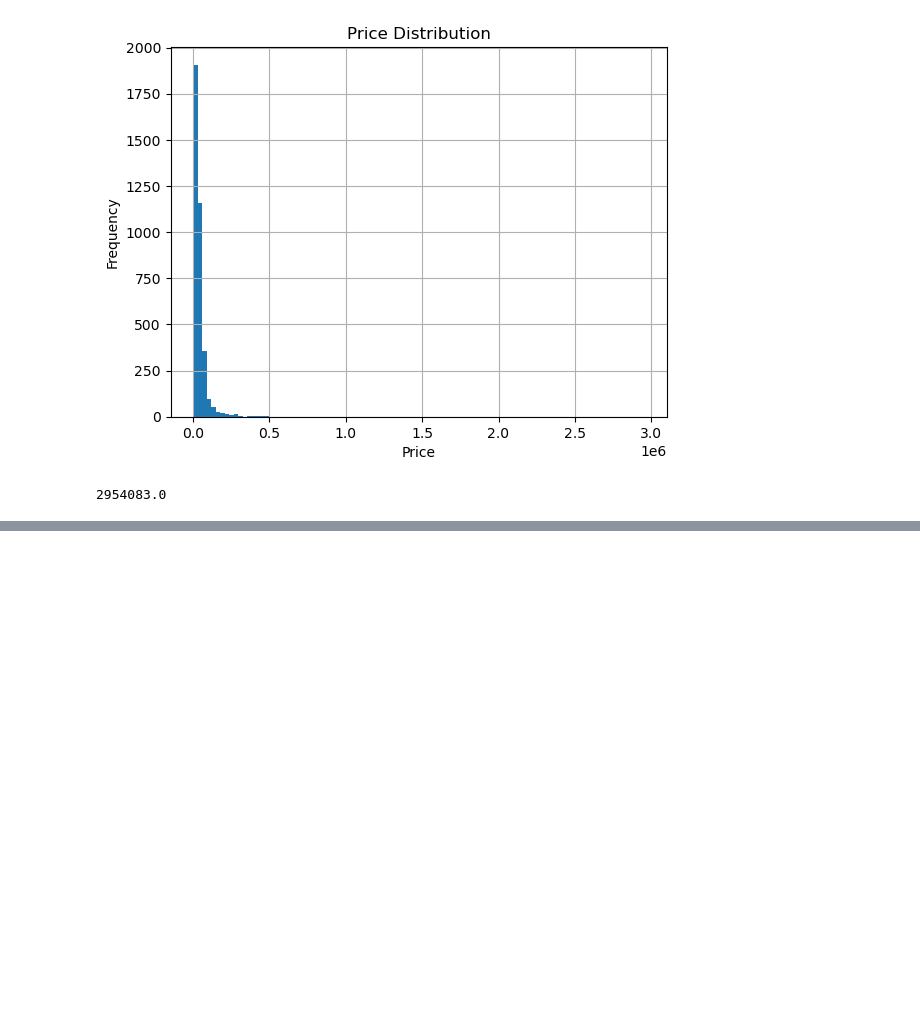
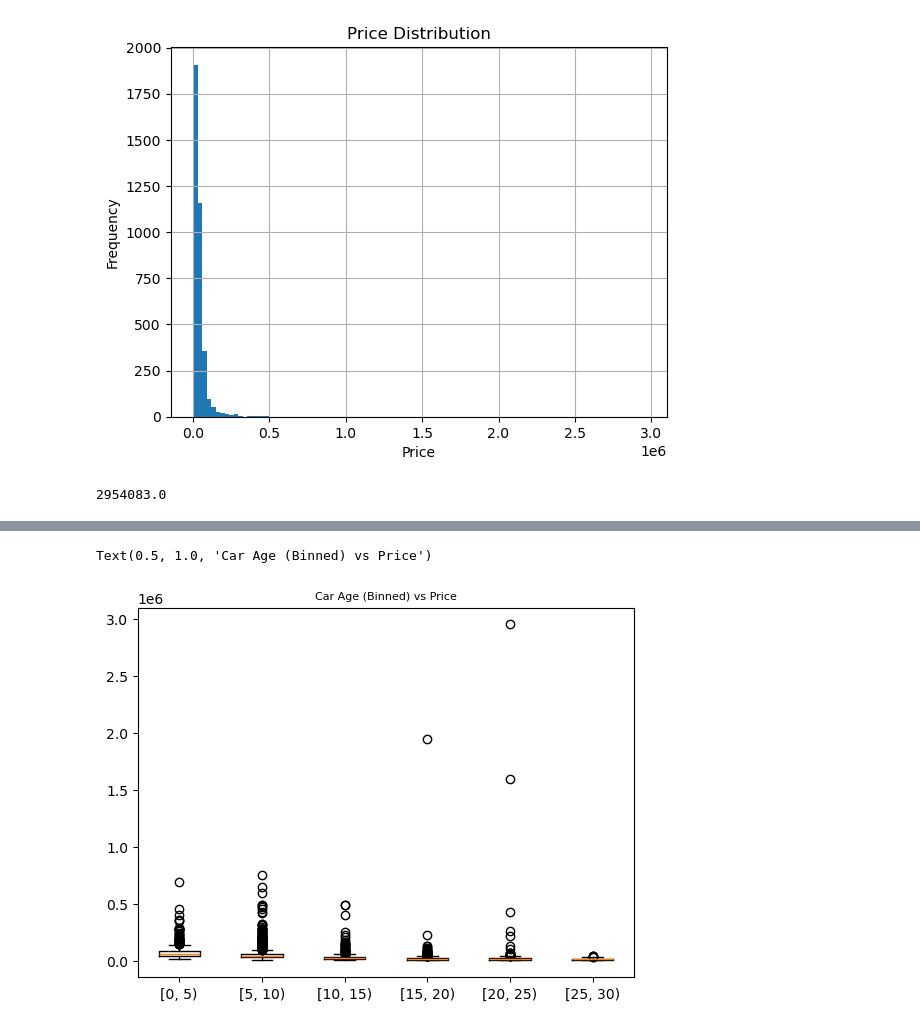
Before and after one commit to JustinTrenchcoat/Bayesian_Stat_2026, a Jupyter notebook: EDA.ipynb, the cells around one changed output, grey strips where cells are left out. Saved outputs shown, nothing was run; the diff lists cells and outputs as text; code cells hidden in the pictures; blank space fills up the shorter version.

```diff
--- a/EDA.ipynb
+++ b/EDA.ipynb
@@ -80,0 +107,13 @@ print(df_new['price'].max())
+# %%
+# Scatter plot of Mileage vs price:
+# Boxplot of Car Age vs Price
+df_new["age_bin"] = pd.cut(df_new["age"], bins=[0, 5, 10, 15, 20,25,30], right=False)
+
+age_types = df_new["age_bin"].cat.categories
+price_groups = [df_new[df_new["age_bin"] == b]["price"] for b in age_types]
+
+plt.boxplot(price_groups, tick_labels=age_types)
+plt.title('Car Age (Binned) vs Price', fontsize=8)
+# %% [output]
+Text(0.5, 1.0, 'Car Age (Binned) vs Price')
+[figure, added]
```
Also changed, not shown: parts of 5 cells of this notebook.
